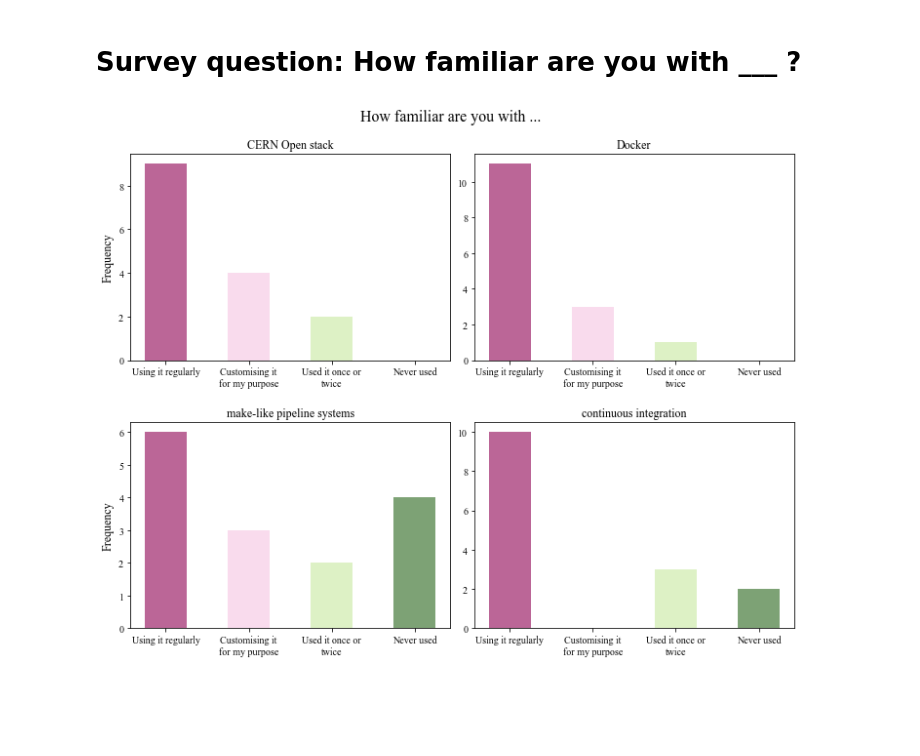
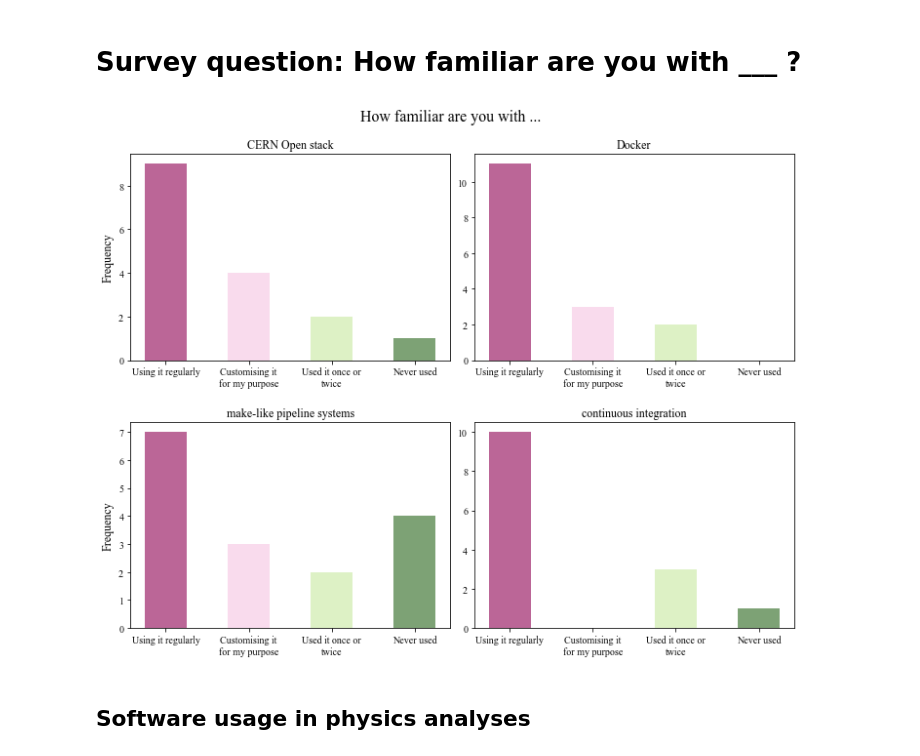
Before and after one commit to atrisovic/thesis-plots, a Jupyter notebook: lhcb-survey-results-2017.ipynb, the cells around one changed output. Drawn from its saved outputs; the diff is of its cells as text; code cells hidden in the pictures; blank space fills up the shorter version.

```diff
--- a/lhcb-survey-results-2017.ipynb
+++ b/lhcb-survey-results-2017.ipynb
@@ -69,35 +69,37 @@ bar_width = 0.5
 opacity = 0.6
 fontsize = 12
 col = plt.cm.PiYG(np.linspace(0,1,4))
 
 # first box
-ax1.bar(y_pos, (9, 4, 2, 0), bar_width, alpha=opacity, align='center', color=col)
+ax1.bar(y_pos, (9, 4, 2, 1), bar_width, alpha=opacity, align='center', color=col)
 ax1.set_ylabel('Frequency', fontsize=fontsize)
 ax1.set_title('CERN Open stack', fontsize=fontsize)
 ax1.set_xticks(y_pos)
 ax1.set_xticklabels(options, rotation=0)
 
 # second
 ax2.set_title("Docker")
-ax2.bar(y_pos, (11, 3, 1, 0), bar_width, alpha=opacity, align='center', color=col)
+ax2.bar(y_pos, (11, 3, 2, 0), bar_width, alpha=opacity, align='center', color=col)
 ax2.set_xticks(y_pos)
 ax2.set_xticklabels(options, rotation=0)
 
 # third
 ax3.set_ylabel('Frequency', fontsize=fontsize)
 ax3.set_title("make-like pipeline systems")
-ax3.bar(y_pos, (6, 3, 2, 4), bar_width, alpha=opacity, align='center', color=col)
+ax3.bar(y_pos, (7, 3, 2, 4), bar_width, alpha=opacity, align='center', color=col)
 ax3.set_xticks(y_pos)
 ax3.set_xticklabels(options, rotation=0)
 
 # forth
 ax4.set_title("continuous integration")
-ax4.bar(y_pos, (10,0,3,2), bar_width, alpha=opacity, align='center', color=col)
+ax4.bar(y_pos, (10,0,3,1), bar_width, alpha=opacity, align='center', color=col)
 ax4.set_xticks(y_pos)
 ax4.set_xticklabels(options, rotation=0)
 
 fig.tight_layout(pad=0.4, w_pad=0.5, h_pad=2.5)
 fig.subplots_adjust(top=0.9)
 plt.show()
 # %% [output]
-[figure, old version]
+[figure, new version]
+# %% [markdown]
+## Software usage in physics analyses
```
Also changed, not shown: parts of 2 cells of this notebook, 3 other files.
